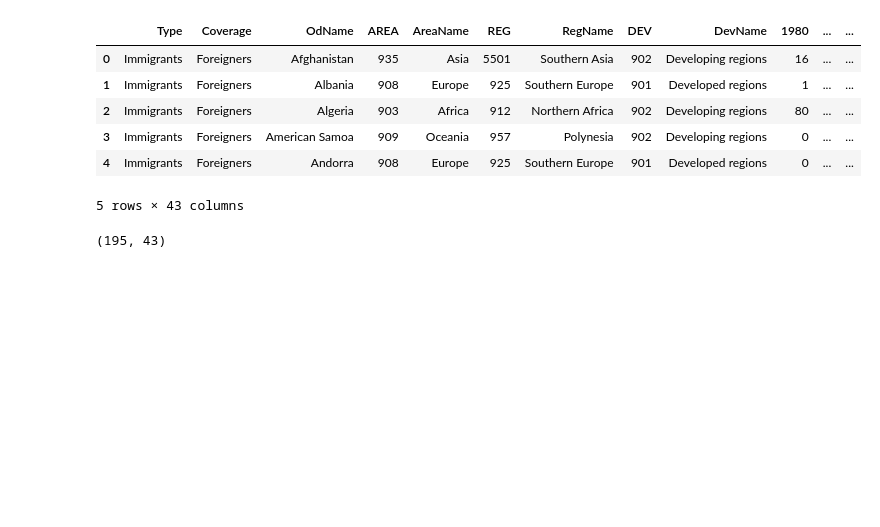
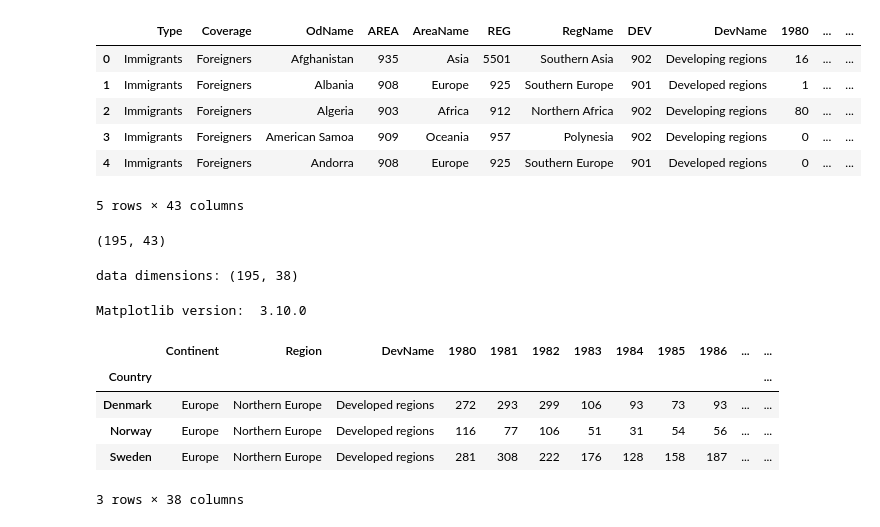
Before and after one commit to Seb85vickz/DAS7000Data_Analytics_and_Visualization, a Jupyter notebook: Data_ANALYSIS_with_Python.ipynb, the cells around one changed output. Drawn from its saved outputs; the diff is of its cells as text; code cells hidden in the pictures; blank space fills up the shorter version.

```diff
--- a/Data_ANALYSIS_with_Python.ipynb
+++ b/Data_ANALYSIS_with_Python.ipynb
@@ -47,3 +47,55 @@ df_can.head()
 print(df_can.shape)
 # %% [output]
 (195, 43)
+# %%
+# clean up the dataset to remove unnecessary columns (eg. REG)
+df_can.drop(['AREA','REG','DEV','Type','Coverage'], axis = 1, inplace = True, errors='ignore')
+
+# let's rename the columns so that they make sense
+# Check if 'OdName' exists before renaming to 'Country'
+if 'OdName' in df_can.columns:
+    df_can.rename (columns = {'OdName':'Country', 'AreaName':'Continent','RegName':'Region'}, inplace = True)
+
+# for sake of consistency, let's also make all column labels of type string
+df_can.columns = list(map(str, df_can.columns))
+
+# set the country name as index - useful for quickly looking up countries using .loc method
+# Only attempt to set index if 'Country' column exists.
+if 'Country' in df_can.columns:
+    df_can.set_index('Country', inplace = True)
+
+# years that we will be using in this lesson - useful for plotting later on
+years = list(map(str, range(1980, 2014)))
+
+# add total column
+df_can['Total'] =  df_can[years].sum (axis = 1)
+
+print ('data dimensions:', df_can.shape)
+# %% [output]
+data dimensions: (195, 38)
+# %%
+%matplotlib inline
+
+import matplotlib as mpl
+import matplotlib.pyplot as plt
+import matplotlib.patches as mpatches # needed for waffle Charts
+
+mpl.style.use('ggplot') # optional: for ggplot-like style
+
+# check for latest version of Matplotlib
+print ('Matplotlib version: ', mpl.__version__) # >= 2.0.0
+# %% [output]
+Matplotlib version:  3.10.0
+# %%
+# let's create a new dataframe for these three countries
+df_dsn = df_can.loc[['Denmark', 'Norway', 'Sweden'], :]
+
+# let's take a look at our dataframe
+df_dsn
+# %% [output]
+|  | Continent | Region | DevName | 1980 | 1981 | 1982 | 1983 | 1984 | 1985 | 1986 | ... | ... |
+| Country |  |  |  |  |  |  |  |  |  |  |  | ... |
+| Denmark | Europe | Northern Europe | Developed regions | 272 | 293 | 299 | 106 | 93 | 73 | 93 | ... | ... |
+| Norway | Europe | Northern Europe | Developed regions | 116 | 77 | 106 | 51 | 31 | 54 | 56 | ... | ... |
+| Sweden | Europe | Northern Europe | Developed regions | 281 | 308 | 222 | 176 | 128 | 158 | 187 | ... | ... |
+3 rows × 38 columns
```
Also changed, not shown: parts of 8 cells of this notebook.
